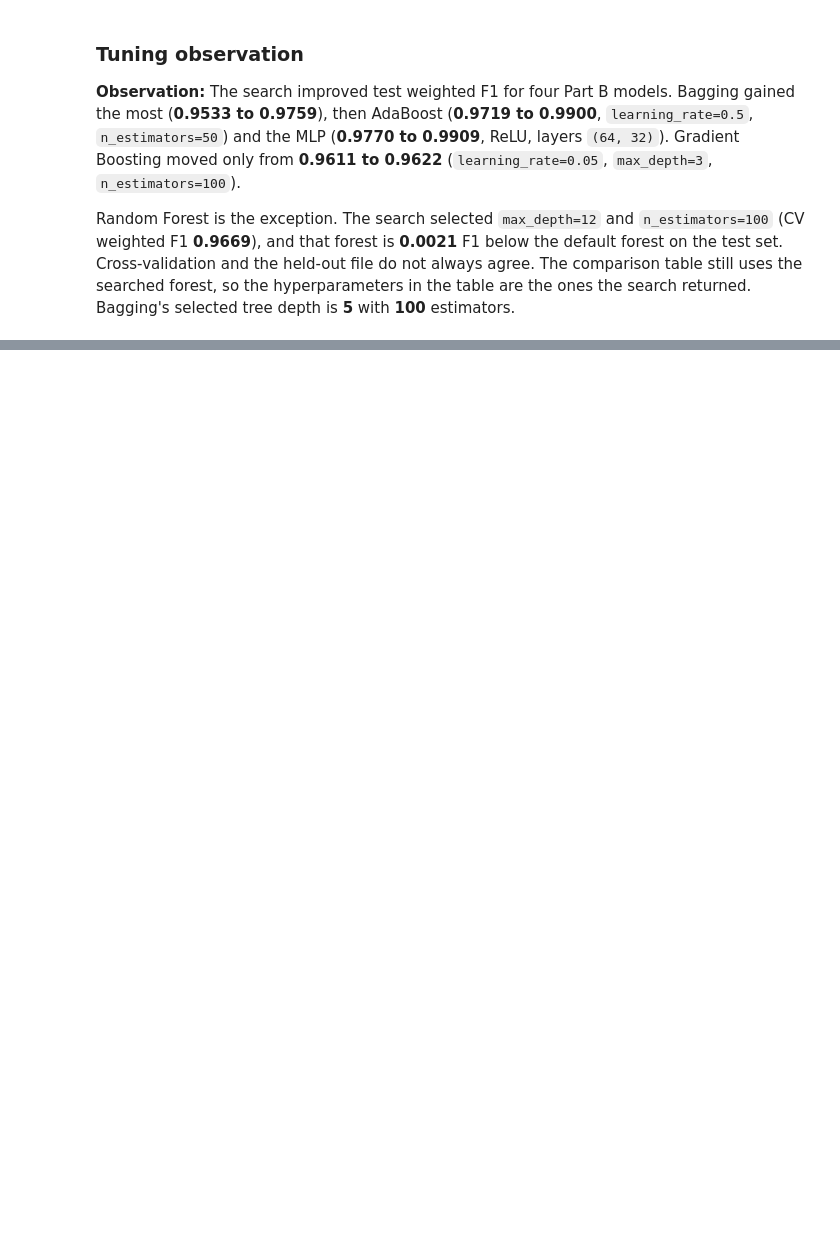
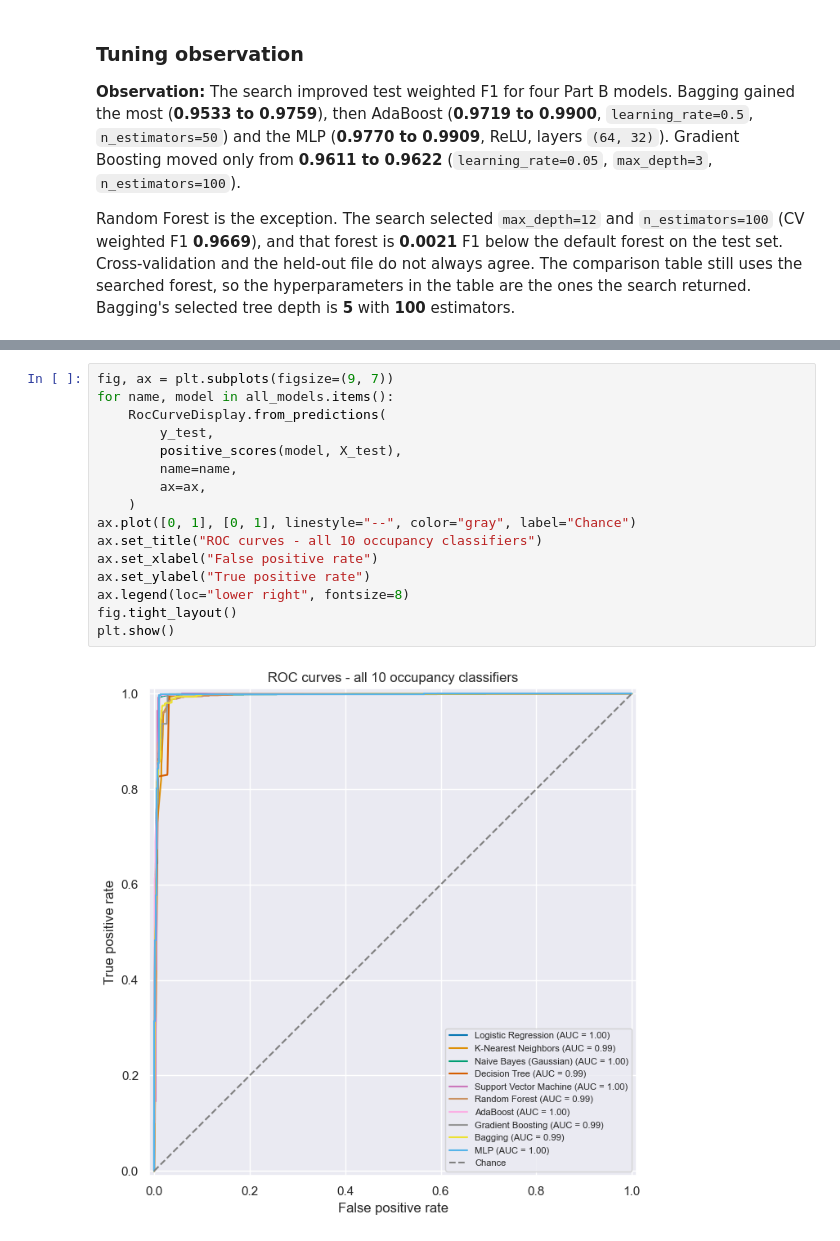
Before and after one commit to beppvis/23CSE301-Machine-Learning-Project, a Jupyter notebook: notebooks/classification_part_b.ipynb, the cells around one changed output, grey strips where cells are left out. Drawn from its saved outputs; the diff is of its cells as text; blank space fills up the shorter version.

```diff
--- a/notebooks/classification_part_b.ipynb
+++ b/notebooks/classification_part_b.ipynb
@@ -353,0 +379,18 @@ Random Forest is the exception. The search selected `max_depth=12` and `n_estima
+# %%
+fig, ax = plt.subplots(figsize=(9, 7))
+for name, model in all_models.items():
+    RocCurveDisplay.from_predictions(
+        y_test,
+        positive_scores(model, X_test),
+        name=name,
+        ax=ax,
+    )
+ax.plot([0, 1], [0, 1], linestyle="--", color="gray", label="Chance")
+ax.set_title("ROC curves - all 10 occupancy classifiers")
+ax.set_xlabel("False positive rate")
+ax.set_ylabel("True positive rate")
+ax.legend(loc="lower right", fontsize=8)
+fig.tight_layout()
+plt.show()
+# %% [output]
+[figure, added]
```
Also changed, not shown: parts of 6 cells of this notebook.
